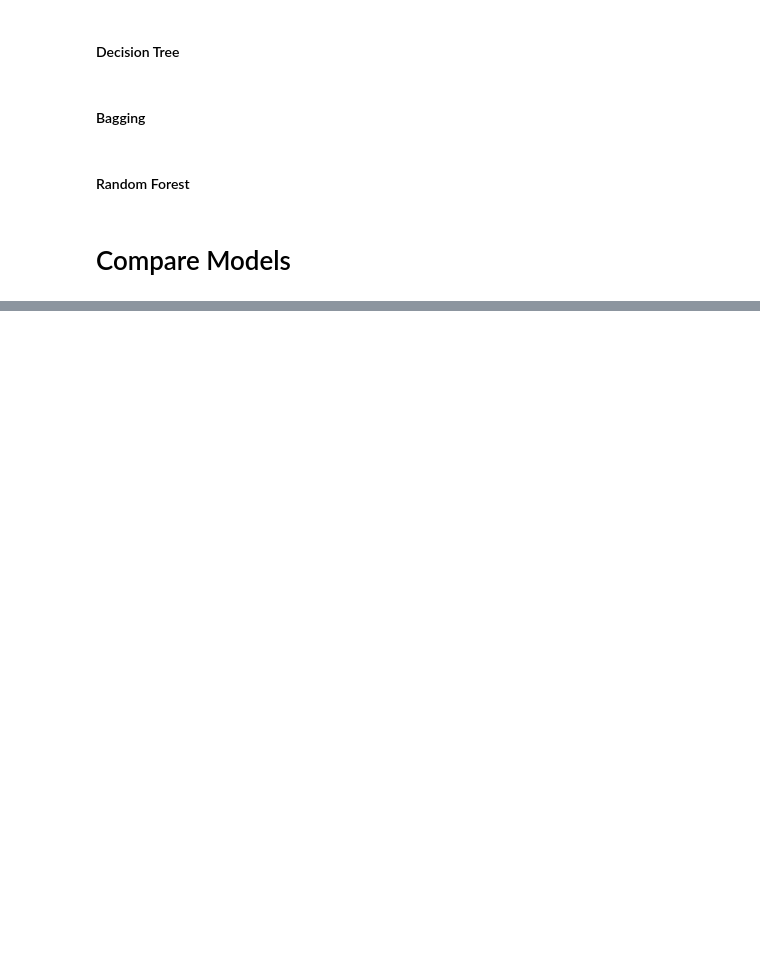
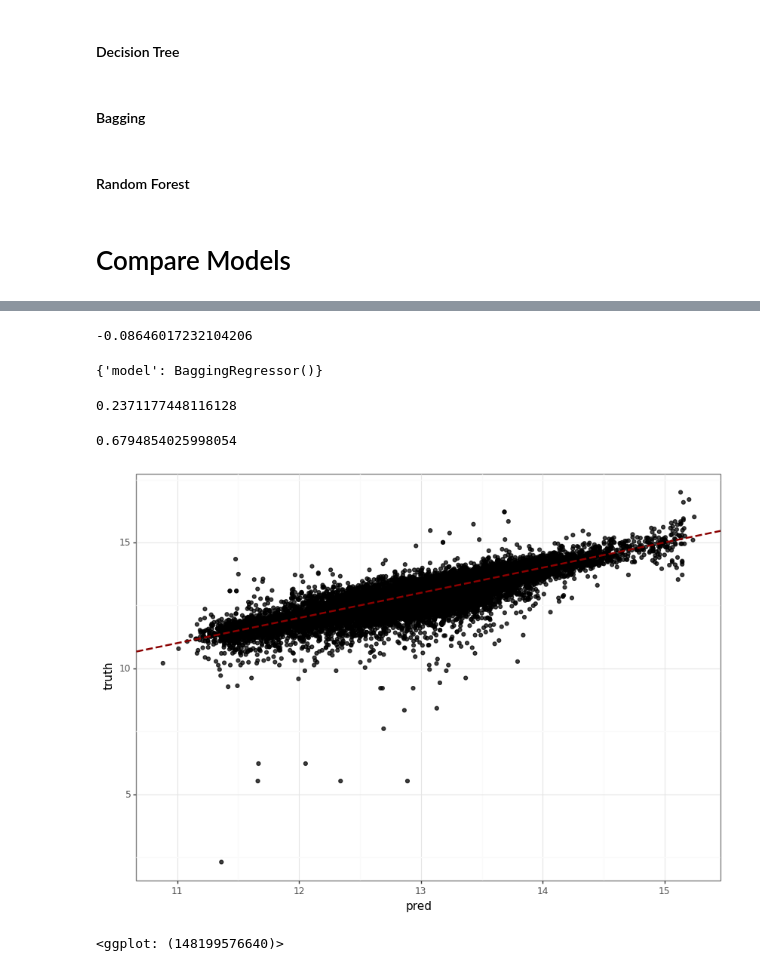
Before and after one commit to edunford/coding_discussions_ppol564_fall2020, a Jupyter notebook: 06_coding_discussion/Submissions/kinnaird_madeline_mk2080.ipynb, the cells around one changed output, grey strips where cells are left out. Drawn from its saved outputs; the diff is of its cells as text; code cells hidden in the pictures; blank space fills up the shorter version.

```diff
--- a/06_coding_discussion/Submissions/kinnaird_madeline_mk2080.ipynb
+++ b/06_coding_discussion/Submissions/kinnaird_madeline_mk2080.ipynb
@@ -469,0 +502,28 @@ collect_scores
+# %%
+search_space = [
+    # Linear Model
+    {'model' : [LM()]},
+
+    # KNN with K tuning param
+    {'model' : [KNN()],
+     'model__n_neighbors':[10,15,20,25,30]},
+
+    # Decision Tree with the Max Depth Param
+    {'model': [DTree()],
+     'model__max_depth':[1,2,3,5]},
+
+    # The Bagging decision tree model
+    {'model': [Bag()]},
+
+    # Random forest with the N Estimators tuning param
+    {'model' : [RF()],
+     'model__max_depth':[1,2,3],
+     'model__n_estimators':[500,1000,1250]},
+]
+# %%
+search = GridSearchCV(pipe, search_space,
+                      cv = fold_generator,
+                      scoring='neg_mean_squared_error',
+                      n_jobs=4)
+# %%
+search.fit(train_X,train_y)
@@ -469,0 +543,32 @@ collect_scores
+# %%
+search.best_score_
+# %% [output]
+-0.08646017232104206
+# %%
+search.best_params_
+# %% [output]
+{'model': BaggingRegressor()}
+# %%
+# Predict() method will use the best model out of the scan
+pred_y = search.predict(test_X)
+# %%
+import sklearn.metrics as m
+m.mean_squared_error(test_y,pred_y)
+# %% [output]
+0.2371177448116128
+# %%
+m.r2_score(test_y,pred_y)
+# %% [output]
+0.6794854025998054
+# %%
+(
+    ggplot(pd.DataFrame(dict(pred=pred_y,truth=test_y)),
+          aes(x='pred',y="truth")) +
+    geom_point(alpha=.75) +
+    geom_abline(linetype="dashed",color="darkred",size=1) +
+    theme_bw() +
+    theme(figure_size=(10,7))
+)
+# %% [output]
+[figure, added]
+<ggplot: (148199576640)>
```
Also changed, not shown: parts of 36 cells of this notebook.
